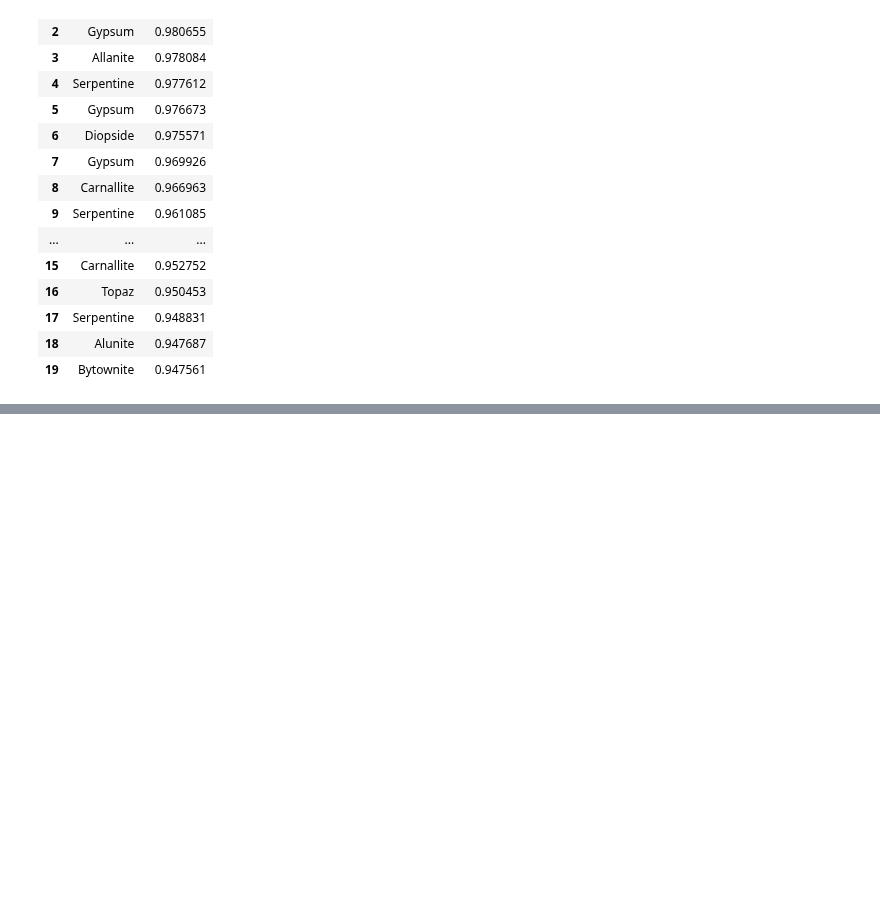
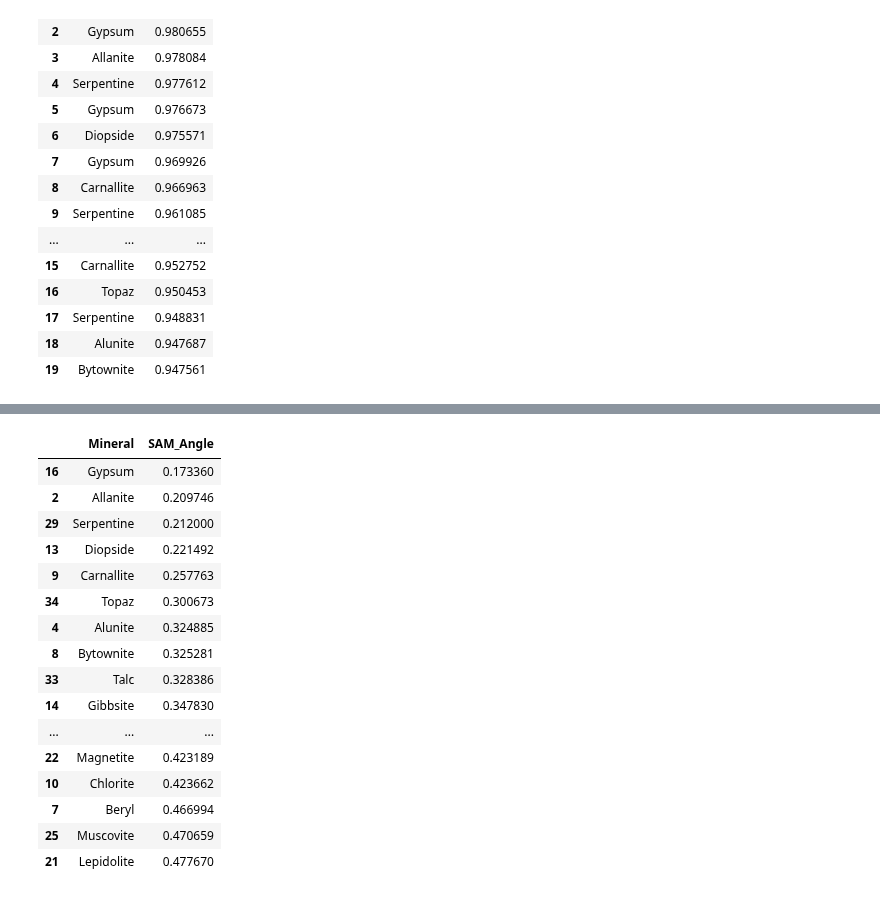
Before and after one commit to ECOMINE-IN/Geomind, a Jupyter notebook: notebooks/04_hyperspectral.ipynb, the cells around one changed output, grey strips where cells are left out. Drawn from its saved outputs; the diff is of its cells as text; code cells hidden in the pictures; blank space fills up the shorter version.

```diff
--- a/notebooks/04_hyperspectral.ipynb
+++ b/notebooks/04_hyperspectral.ipynb
@@ -782,0 +884,28 @@ pd.DataFrame(
+# %%
+best_minerals = (
+    sam_df
+    .groupby("Mineral")
+    .first()
+    .reset_index()
+    .sort_values("SAM_Angle")
+)
+
+best_minerals.head(20)
+# %% [output]
+|  | Mineral | SAM_Angle |
+| 16 | Gypsum | 0.173360 |
+| 2 | Allanite | 0.209746 |
+| 29 | Serpentine | 0.212000 |
+| 13 | Diopside | 0.221492 |
+| 9 | Carnallite | 0.257763 |
+| 34 | Topaz | 0.300673 |
+| 4 | Alunite | 0.324885 |
+| 8 | Bytownite | 0.325281 |
+| 33 | Talc | 0.328386 |
+| 14 | Gibbsite | 0.347830 |
+| ... | ... | ... |
+| 22 | Magnetite | 0.423189 |
+| 10 | Chlorite | 0.423662 |
+| 7 | Beryl | 0.466994 |
+| 25 | Muscovite | 0.470659 |
+| 21 | Lepidolite | 0.477670 |
```
Also changed, not shown: parts of 4 cells of this notebook.
